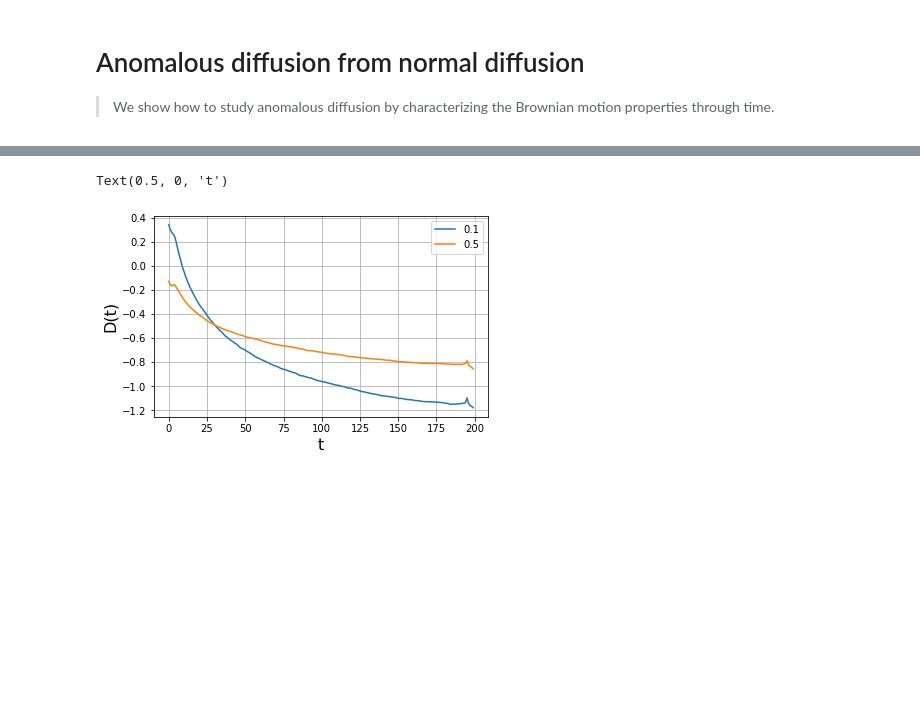
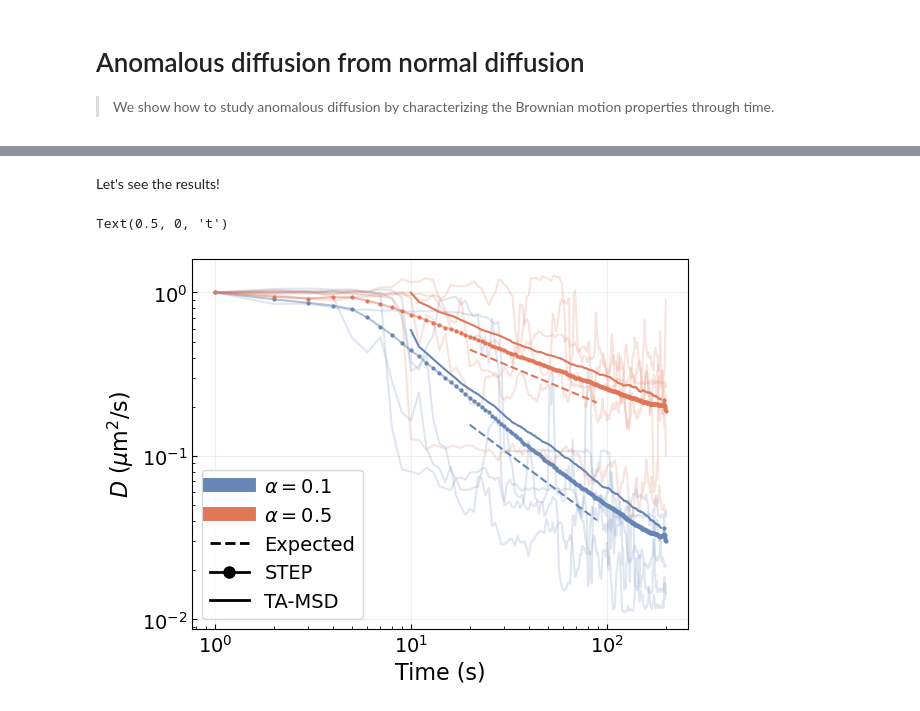
Before and after one commit to BorjaRequena/step, a Jupyter notebook: nbs/tutorials/03_anomalous_from_normal.ipynb, the cells around one changed output, grey strips where cells are left out. Saved outputs shown, nothing was run; the diff lists cells and outputs as text; code cells hidden in the pictures; blank space fills up the shorter version.

```diff
--- a/nbs/tutorials/03_anomalous_from_normal.ipynb
+++ b/nbs/tutorials/03_anomalous_from_normal.ipynb
@@ -4 +40,4 @@
+# %%
+learn_diff.load(f'xresattn_bm_{dim}d_1_to_4cp')
+learn_diff.model.eval();
 # %% [markdown]
@@ -19,5 +84,5 @@ bs = 128
 n_batch = np.ceil(n_traj/bs).astype(int)
 batches = [trajs[i*bs:(i+1)*bs] for i in range(n_batch)]
 # %%
-preds = [to_detach(learn_diff.model(xb.cuda()).squeeze()) for xb in batches]
-preds = torch.cat(preds, axis=0)
+preds_step = [to_detach(learn_diff.model(xb.cuda()).squeeze()) for xb in batches]
+preds_step = torch.cat(preds_step, axis=0)
@@ -24,11 +91,67 @@ preds = torch.cat(preds, axis=0)
+# %%
+def swin_D_tmsd(x, win_size=20):
+    "Computes the anomalous exponent with a sliding window over x."
+    return np.array([diffusion_coefficient_tamsd(x[i:i + win_size], t_lag=[1, 2])
+                     for i in range(len(x) - win_size)])
+# %%
+preds_tamsd = tensor([swin_D_tmsd(t) for t in trajs])  # Can take a couple of minutes
+# %% [markdown]
+Let's see the results!
 # %%
-plt.figure(figsize=(6, 3.7))
-plt.plot(preds[:n_traj//2].mean(axis=0), label=exponents[0])
-plt.plot(preds[n_traj//2:].mean(axis=0), label=exponents[1])
-plt.grid()
-plt.legend()
-plt.ylabel("D(t)", fontsize=16)
-plt.xlabel("t", fontsize=16)
+#| code-fold: true
+from matplotlib.lines import Line2D
+
+idx = n_traj // 2
+sbm01_step = 10**(preds_step[:idx]).mean(0)
+sbm01_tamsd = preds_tamsd[:idx].mean(0)
+sbm05_step = 10**(preds_step[idx:]).mean(0)
+sbm05_tamsd = preds_tamsd[idx:].mean(0)
+
+x_step = np.arange(max_t) + 1
+win_size = max_t - sbm01_tamsd.shape[0]
+x_tamsd = np.arange(win_size//2, max_t - win_size//2)
+
+# ALPHA = 0.1
+for t in preds_step[:5, :]:
+    t = 10**t
+    t = t/t[0]
+    plt.loglog(x_step, t, c=colors[0], alpha=0.2)
+
+plt.loglog(x_step, sbm01_step/sbm01_step[0], c=colors[0], label=r'$\alpha = 0.1$', marker='o', ms=2, lw=0)
+plt.loglog(x_step, sbm01_step/sbm01_step[0], c=colors[0], alpha=0.5)
+plt.loglog(x_tamsd, sbm01_tamsd/sbm01_tamsd[0]/1.7, c=colors[0])  # Rescale by 1/1.7 to bring lines close
+
+# ALPHA = 0.5
+for t in preds_step[-5:, :]:
+    t = 10**t
+    t = t/t[0]
+    plt.loglog(x_step, t, c=colors[1], alpha=0.2)
+
+plt.loglog(x_step, sbm05/sbm05[0], c=colors[1], marker='o', ms=2, lw=0)
+plt.loglog(x_step, sbm05/sbm05[0], c=colors[1], alpha=0.5)
+plt.loglog(x_tamsd, sbm05_tamsd/sbm05_tamsd[0], c=colors[1])
+
+# Analytical scaling
+alpha = 0.1
+init, end = 20, 90
+plt.plot(np.arange(init, end), 2.3*np.arange(init, end)**(0.1 - 1), c=colors[0], ls='--')
+plt.plot(np.arange(init, end), 2*np.arange(init, end)**(0.5 - 1), c=colors[1], ls='--')
+
+
+plt.xlabel("Time (s)", fontsize=16)
+plt.ylabel("$D$ " + D_units, fontsize=16)
+
+plt.grid(alpha=alpha_grid)
+legend_elements = [Line2D([0], [0], color=colors[0], lw=10, label=r'$\alpha = 0.1$'),
+                   Line2D([0], [0], color=colors[1], lw=10, label=r'$\alpha = 0.5$'),
+                   Line2D([0], [0], color="k", lw=2, linestyle="dashed", label=r'Expected'),
+                   Line2D([0], [0], color="k", marker='o', lw=2, markersize=8, label=r'STEP'),
+                   Line2D([0], [0], color="k", lw=2, label=r'TA-MSD')]
+plt.legend(handles=legend_elements, fontsize=14)
+
+plt.tick_params(direction='in')
+plt.tick_params(which='minor', direction='in')
+plt.tick_params(labelsize=14);
 # %% [output]
 Text(0.5, 0, 't')
-[figure, old version]
+[figure, new version]
```
Also changed, not shown: parts of 18 cells of this notebook, 14 other files.
